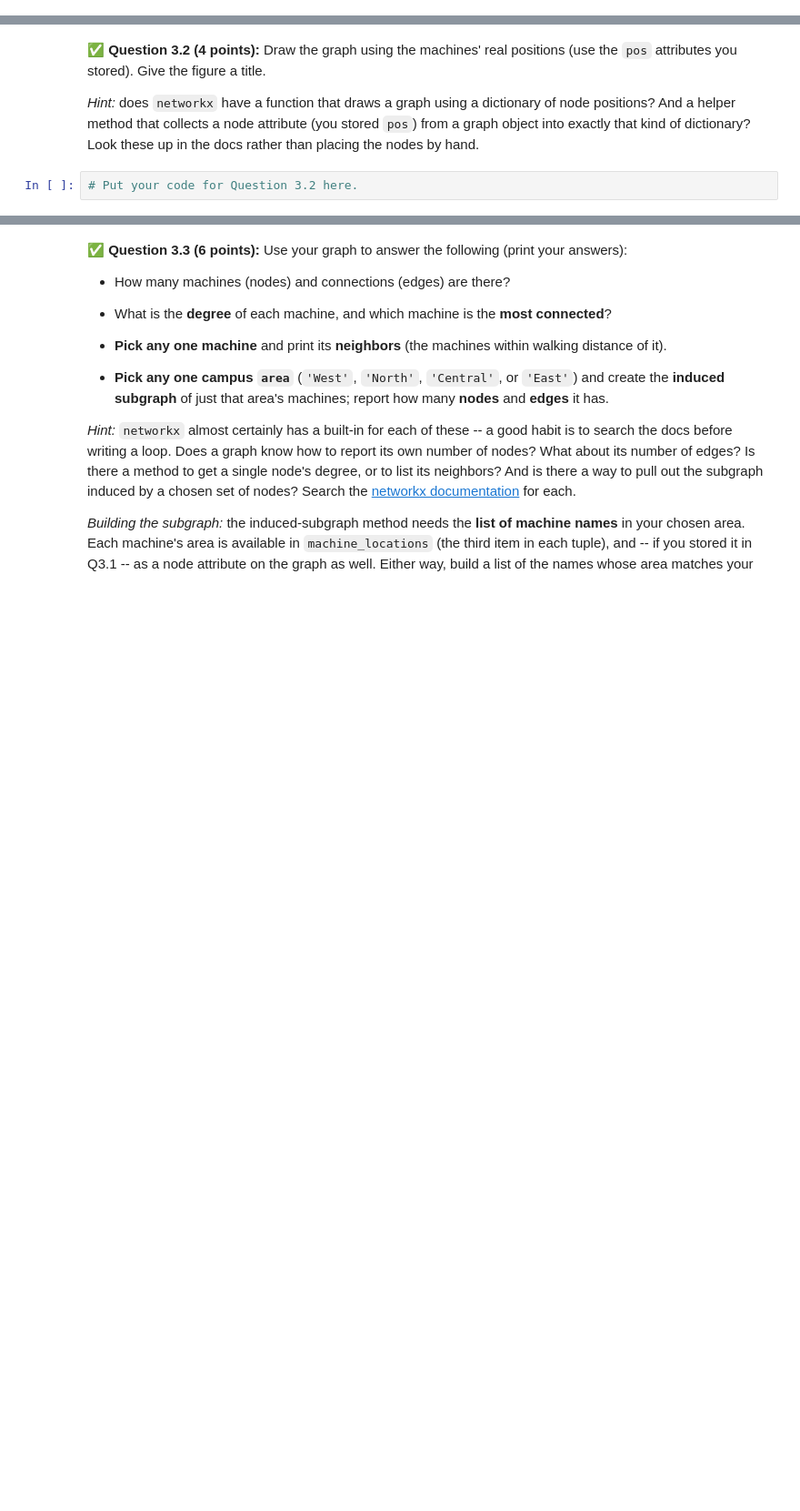
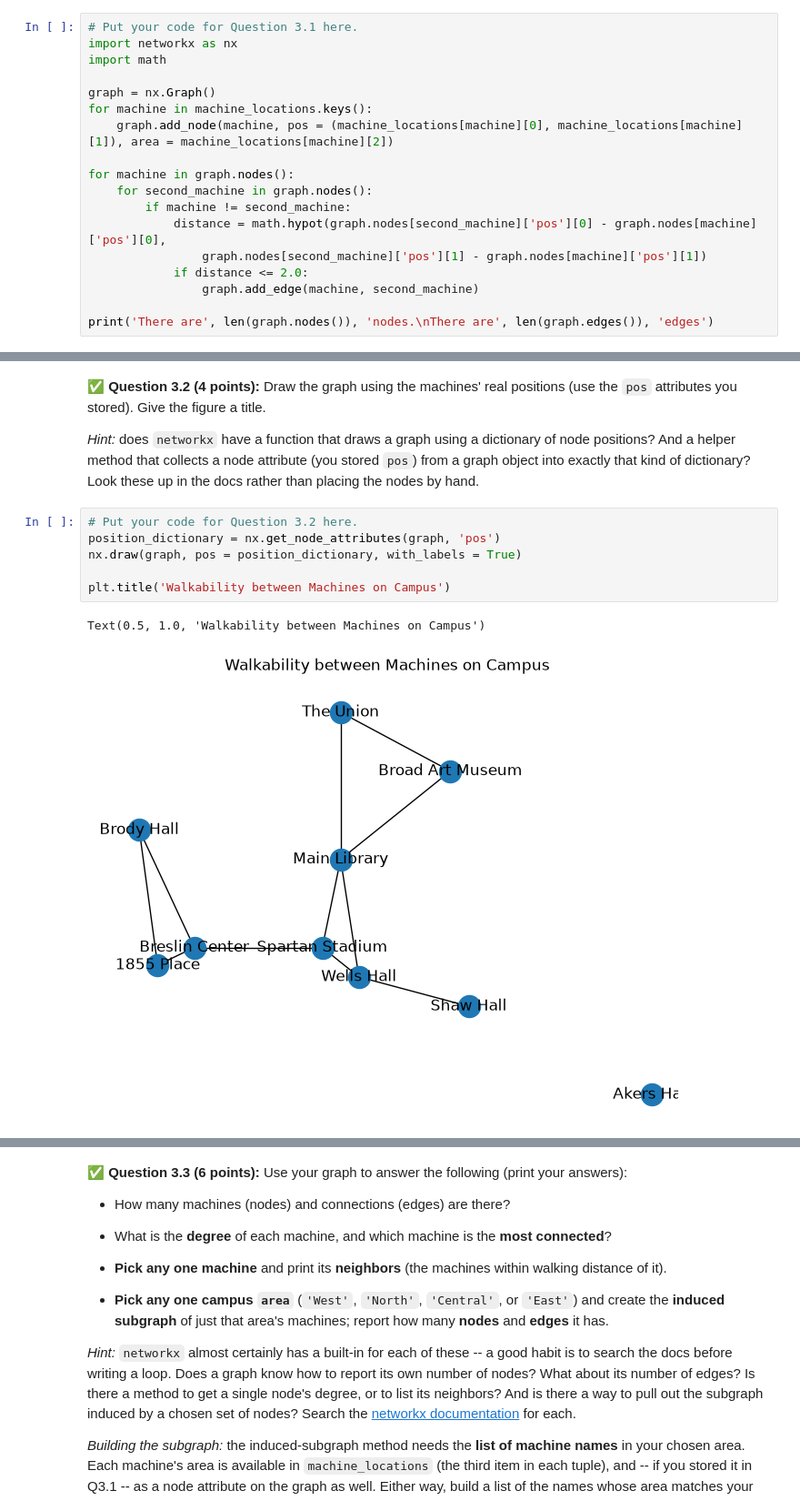
Before and after one commit to emilysklenicka/CMSE202-f26-turnin, a Jupyter notebook: hw-02/HW02-ABMandGraphTheory-STUDENT.ipynb, the cells around one changed output, grey strips where cells are left out. Shown at 91% size. Saved outputs shown, nothing was run; the diff lists cells and outputs as text; blank space fills up the shorter version.

```diff
--- a/hw-02/HW02-ABMandGraphTheory-STUDENT.ipynb
+++ b/hw-02/HW02-ABMandGraphTheory-STUDENT.ipynb
@@ -647,0 +645,18 @@ Print the number of nodes and edges.
+# %%
+# Put your code for Question 3.1 here.
+import networkx as nx
+import math
+
+graph = nx.Graph()
+for machine in machine_locations.keys():
+    graph.add_node(machine, pos = (machine_locations[machine][0], machine_locations[machine][1]), area = machine_locations[machine][2])
+
+for machine in graph.nodes():
+    for second_machine in graph.nodes():
+        if machine != second_machine:
+            distance = math.hypot(graph.nodes[second_machine]['pos'][0] - graph.nodes[machine]['pos'][0],
+                graph.nodes[second_machine]['pos'][1] - graph.nodes[machine]['pos'][1])
+            if distance <= 2.0:
+                graph.add_edge(machine, second_machine)
+
+print('There are', len(graph.nodes()), 'nodes.\nThere are', len(graph.edges()), 'edges')
@@ -657,6 +675,13 @@ attributes you stored). Give the figure a title.
 *Hint:* does `networkx` have a function that draws a graph using a dictionary of node positions? And a helper method that collects a node attribute (you stored `pos`) from a graph object into exactly that kind of dictionary? Look these up in the docs rather than placing the nodes by hand.
 # %%
 # Put your code for Question 3.2 here.
+position_dictionary = nx.get_node_attributes(graph, 'pos')
+nx.draw(graph, pos = position_dictionary, with_labels = True)
+
+plt.title('Walkability between Machines on Campus')
+# %% [output]
+Text(0.5, 1.0, 'Walkability between Machines on Campus')
+[figure, added]
 # %% [markdown]
 <!-- END QUESTION -->
 <!-- DO NOT MODIFY OR DELETE THIS CELL -->
```
Also changed, not shown: parts of 18 cells of this notebook.
